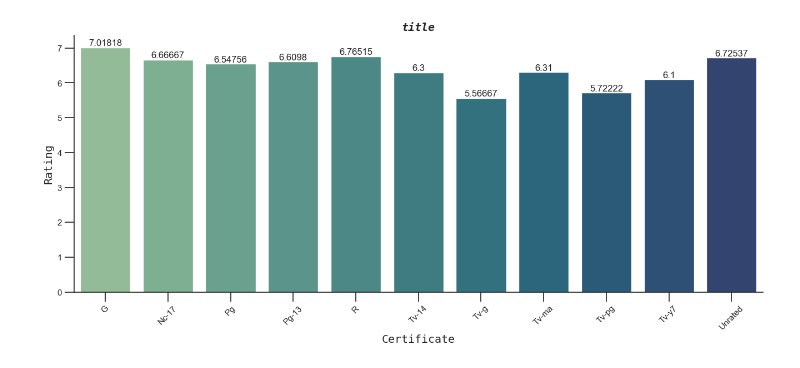
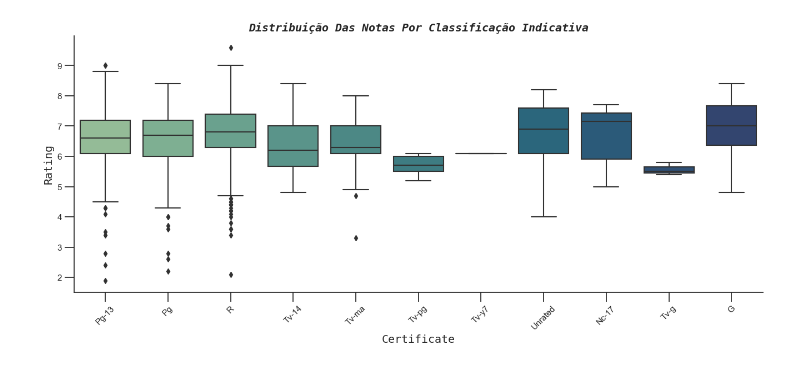
Before and after one commit to MatBrands/ADA-Exploratory_Data_Analysis, a Jupyter notebook: notebooks/edas/matheus.ipynb, the cells around one changed output. Drawn from its saved outputs; the diff is of its cells as text; code cells hidden in the pictures.

Commit message:
Add: Plots

```diff
--- a/notebooks/edas/matheus.ipynb
+++ b/notebooks/edas/matheus.ipynb
@@ -289 +312,20 @@ def create_bar(df_: pd, ax: plt.axes, x_: str, y_: str, title:str, x_label: str,
             style='italic', family='monospace')
+# %%
+def create_box(df: pd, ax_: plt.axes, x_: str, y_: str, title_:str, rot=45):
+    try:
+        df[x_] = df[x_].str.capitalize()
+    except:
+        pass
+
+    if x_ in 'month':
+        order_ = ['January', 'February', 'March', 'April', 'May', 'June', 'July', 'August', 'September', 'October', 'November', 'December']
+        sns.boxplot(data=df, x=x_, y=y_, ax=ax_, order=order_, palette="crest")
+    else:
+        sns.boxplot(data=df, x=x_, y=y_, ax=ax_, palette="crest")
+
+    ax_.tick_params(axis='x', labelrotation=rot, size=12)
+    ax_.tick_params(axis='y', size=12)
+    ax_.set_xlabel(x_.capitalize(), fontsize='large', family='monospace')
+    ax_.set_ylabel(y_.capitalize(), fontsize='large', family='monospace')
+    ax_.set_title(title_.title(), fontsize='large', fontweight='bold',
+            style='italic', family='monospace')
@@ -290,8 +368,6 @@ def create_bar(df_: pd, ax: plt.axes, x_: str, y_: str, title:str, x_label: str,
 # %%
 fig, ax = plt.subplots(figsize=(16, 6))
-
-create_bar(df, ax, 'certificate', 'rating', 'title', 'certificate', 'rating')
-
+create_box(df, ax, 'certificate', 'rating', 'Distribuição das notas por classificação indicativa')
 plt.show()
 # %% [output]
-[figure, old version]
+[figure, new version]
```
Also changed, not shown: parts of 29 cells of this notebook.
